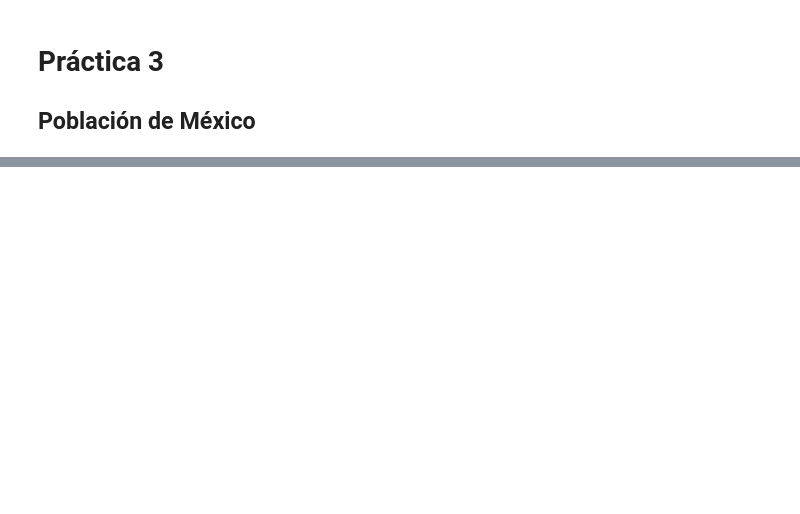
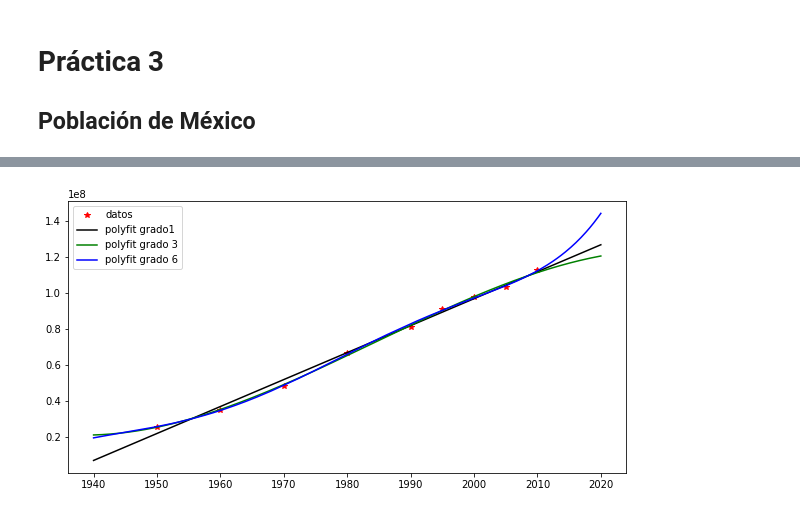
Before and after one commit to gemathus/itam-ds-propedeutico, a Jupyter notebook: practicas/practica_3/practica_3_5.ipynb, the cells around one changed output, grey strips where cells are left out. Drawn from its saved outputs; the diff is of its cells as text; code cells hidden in the pictures; blank space fills up the shorter version.

```diff
--- a/practicas/practica_3/practica_3_5.ipynb
+++ b/practicas/practica_3/practica_3_5.ipynb
@@ -20,20 +18,0 @@ len(x)
-# %%
-def get_coefficients_for_grade(n):
-    return np.polyfit(x, y, n)
-
-def get_x_values(lim_inf, lim_sup, n_points=10000):
-    return np.linspace(lim_inf,lim_sup, number_of_points)
-
-def get_y_values(coefficients, x_values):
-    return np.polyval(coefficients, x_values)
-
-x_values = get_x_values(1940,2020)
-
-coef_1 = get_coefficients_for_grade(1)
-y_values_1 = get_y_values(coef_1, x_values)
-
-coef_3 = get_coefficients_for_grade(3)
-y_values_3 = get_y_values(coef_3, x_values)
-
-coef_6 = get_coefficients_for_grade(6)
-y_values_6 = get_y_values(coef_6, x_values)
@@ -60,0 +19,65 @@ print(np.polyval(coef_6, 1940))
+# %%
+def relative_error(approx, target):
+    return np.abs(approx - target)/np.abs(target)
+
+def get_x_values(lim_inf, lim_sup, n_points=10000):
+    return np.linspace(lim_inf,lim_sup, n_points)
+
+def get_coefficients_for_grade(x,y,n):
+    return np.polyfit(x, y, n)
+
+def get_y_values(coefficients, x_values):
+    return np.polyval(coefficients, x_values)
+
+def calculate_approximation_and_error(n, year):
+    coeffs = get_coefficients_for_grade(x, y, n)
+    approx = get_y_values(coeffs, year)
+    err = relative_error(approx, objetivos[year])
+    return approx, err
+
+x_values = get_x_values(1940,2020)
+polynomial_grades = np.array([1,3,6])
+dict_grade_coeff = {}
+for n in polynomial_grades:
+    dict_grade_coeff[n] = []
+    coefs = get_coefficients_for_grade(x,y,n)
+    dict_grade_coeff[n].append(coefs)
+    y_vals = get_y_values(coefs, x_values)
+    dict_grade_coeff[n].append(y_vals)
+
+vals_1 = calculate_approximation_and_error(1, 1940)
+vals_3 = calculate_approximation_and_error(3, 1940)
+vals_6 = calculate_approximation_and_error(6, 1940)
+
+vals_1_1995 = calculate_approximation_and_error(1, 1995)
+vals_3_1995 = calculate_approximation_and_error(3, 1995)
+vals_6_1995 = calculate_approximation_and_error(6, 1995)
+
+vals_1_2020 = calculate_approximation_and_error(1, 2020)
+vals_3_2020 = calculate_approximation_and_error(3, 2020)
+vals_6_2020 = calculate_approximation_and_error(6, 2020)
+
+plt.plot(x,y,'r*',
+         x_values, dict_grade_coeff[1][1], 'k-',
+         x_values, dict_grade_coeff[3][1], 'g-',
+         x_values, dict_grade_coeff[6][1], 'b-'
+)
+plt.legend(("datos","polyfit grado1", "polyfit grado 3", "polyfit grado 6"),loc="best")
+plt.show()
+
+print("La población en 1940 era {}\n{}".format(objetivos[1940], "-"*50))
+print("n={}\naproximación={}\nerror relativo={}\n{}".format(1, vals_1[0], vals_1[1], "-"*50))
+print("n={}\naproximación={}\nerror relativo={}\n{}".format(3, vals_3[0], vals_3[1], "-"*50))
+print("n={}\naproximación={}\nerror relativo={}\n{}".format(6, vals_6[0], vals_6[1], "-"*50))
+print("="*50)
+print("La población en 1995 era {}\n{}".format(objetivos[1995], "-"*50))
+print("n={}\naproximación={}\nerror relativo={}\n{}".format(1, vals_1_1995[0], vals_1_1995[1], "-"*50))
+print("n={}\naproximación={}\nerror relativo={}\n{}".format(3, vals_3_1995[0], vals_3_1995[1], "-"*50))
+print("n={}\naproximación={}\nerror relativo={}\n{}".format(6, vals_6_1995[0], vals_6_1995[1], "-"*50))
+print("="*50)
+print("La población en 2020 será {}\n{}".format(objetivos[2020], "-"*50))
+print("n={}\naproximación={}\nerror relativo={}\n{}".format(1, vals_1_2020[0], vals_1_2020[1], "-"*50))
+print("n={}\naproximación={}\nerror relativo={}\n{}".format(3, vals_3_2020[0], vals_3_2020[1], "-"*50))
+print("n={}\naproximación={}\nerror relativo={}\n{}".format(6, vals_6_2020[0], vals_6_2020[1], "-"*50))
+# %% [output]
+[figure, added]
```
Also changed, not shown: parts of 9 cells of this notebook.
